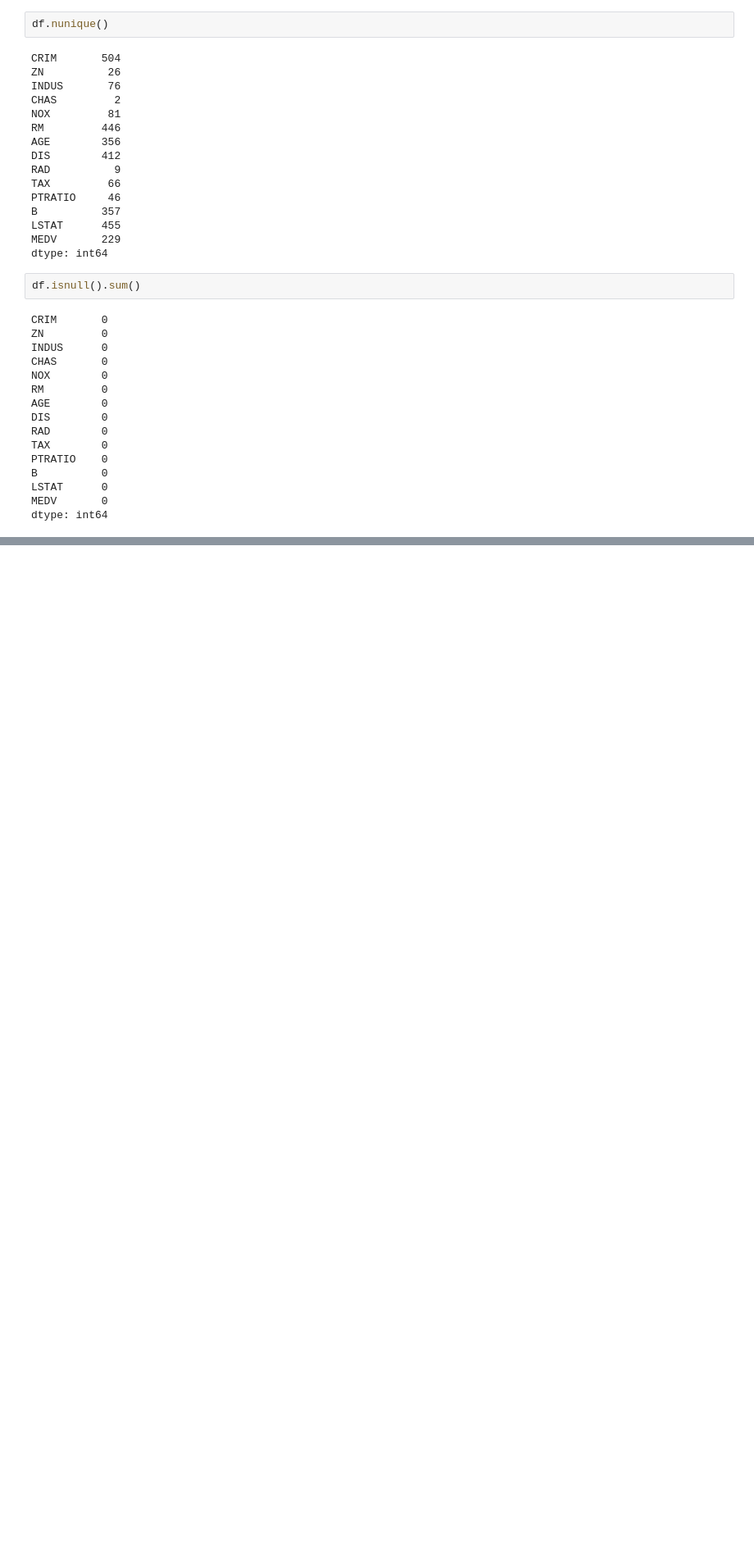
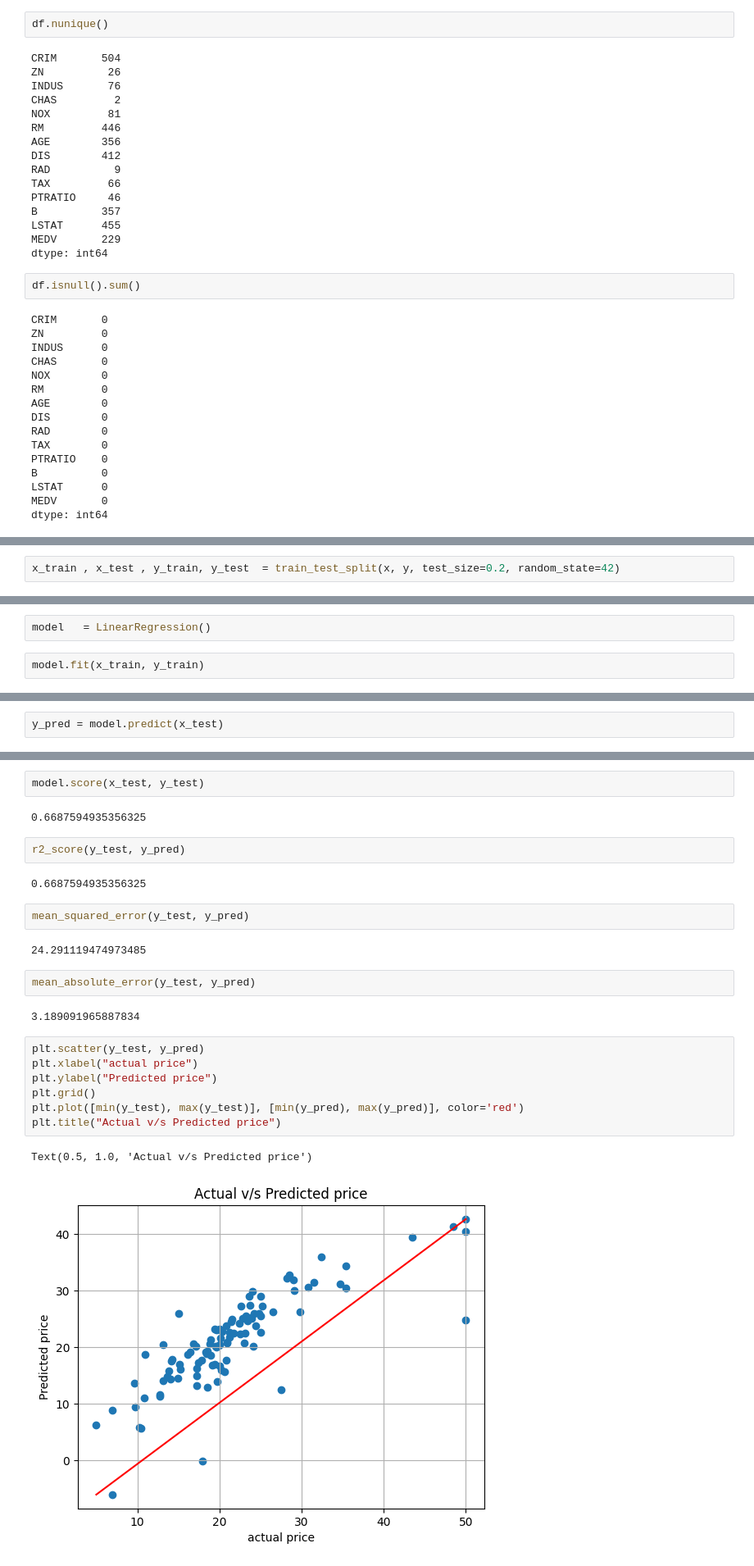
Before and after one commit to mihirh19/house-price-prediction, a Jupyter notebook: deepnote/Project_linearregression.ipynb, the cells around one changed output, grey strips where cells are left out. Shown at 82% size. Drawn from its saved outputs; the diff is of its cells as text; blank space fills up the shorter version.

Commit message:
mihir's version prediction
This commit was created by Deepnote. Project url: https://deepnote.com/project/edcc1cc3-205b-4e9d-9a71-dc853a2b2233

```diff
--- a/deepnote/Project_linearregression.ipynb
+++ b/deepnote/Project_linearregression.ipynb
@@ -113,0 +221,2 @@ dtype: int64
+# %%
+x_train , x_test , y_train, y_test  = train_test_split(x, y, test_size=0.2, random_state=42)
@@ -113,0 +239,4 @@ dtype: int64
+# %%
+model   = LinearRegression()
+# %%
+model.fit(x_train, y_train)
@@ -113,0 +256,2 @@ dtype: int64
+# %%
+y_pred = model.predict(x_test)
@@ -113,0 +278,26 @@ dtype: int64
+# %%
+model.score(x_test, y_test)
+# %% [output]
+0.6687594935356325
+# %%
+r2_score(y_test, y_pred)
+# %% [output]
+0.6687594935356325
+# %%
+mean_squared_error(y_test, y_pred)
+# %% [output]
+24.291119474973485
+# %%
+mean_absolute_error(y_test, y_pred)
+# %% [output]
+3.189091965887834
+# %%
+plt.scatter(y_test, y_pred)
+plt.xlabel("actual price")
+plt.ylabel("Predicted price")
+plt.grid()
+plt.plot([min(y_test), max(y_test)], [min(y_pred), max(y_pred)], color='red')
+plt.title("Actual v/s Predicted price")
+# %% [output]
+Text(0.5, 1.0, 'Actual v/s Predicted price')
+[figure, added]
```
Also changed, not shown: parts of 25 cells of this notebook, 2 other files.
